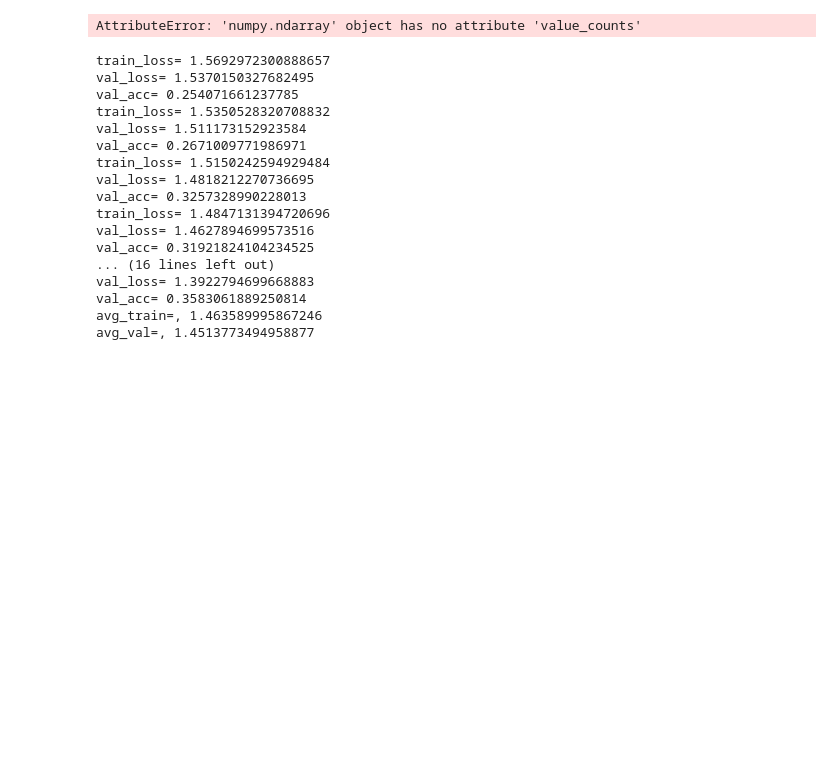
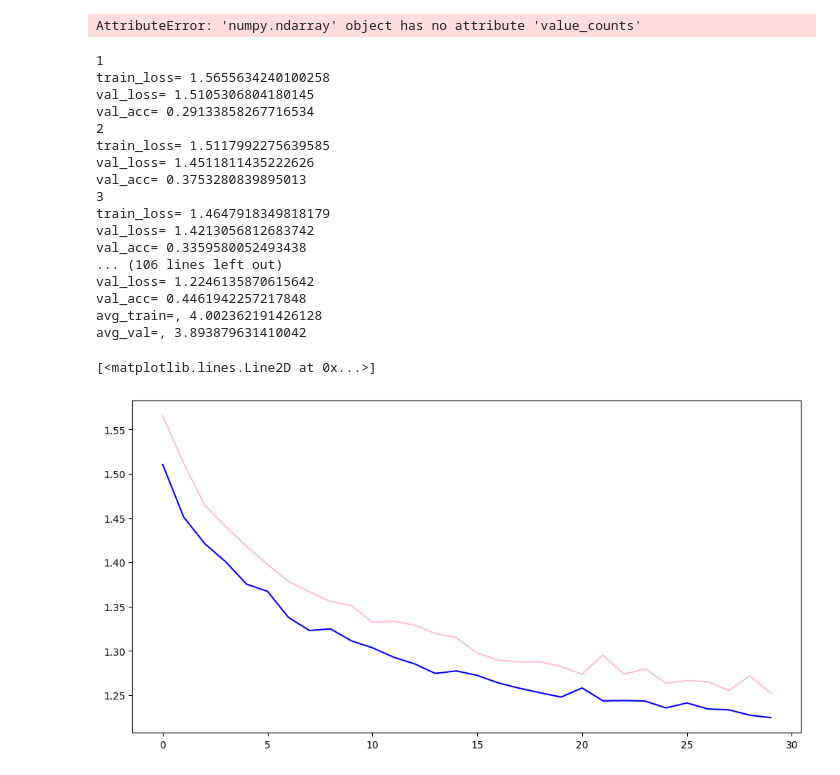
Before and after one commit to vika-ryt/ai_bisnes_cases, a Jupyter notebook: _AI_buisness_casses_case1_berts_ipynb__.ipynb, the cells around one changed output. Saved outputs shown, nothing was run; the diff lists cells and outputs as text; code cells hidden in the pictures; blank space fills up the shorter version.

```diff
--- a/_AI_buisness_casses_case1_berts_ipynb__.ipynb
+++ b/_AI_buisness_casses_case1_berts_ipynb__.ipynb
@@ -375,12 +389,17 @@ AttributeError: 'numpy.ndarray' object has no attribute 'value_counts'
 best_loss_sol = float("inf")
 train_all = 0
 val_all = 0
-for epoch in range(10):
+train_losses_sol = []
+val_losses_sol = []
+for epoch in range(30):
   train_loss = train(X_text_dataloader_sol)
+  print(epoch+1)
   print("train_loss=", train_loss)
+  train_losses_sol.append(train_loss)
   val_loss, val_acc, predictions = evals(X_val_dataloader_sol)
   print("val_loss=", val_loss)
   print("val_acc=", val_acc)
+  val_losses_sol.append(val_loss)
   train_all += train_loss
   val_all+= val_loss
   if val_loss <= best_loss_sol:
@@ -389,23 +408,31 @@ for epoch in range(10):
 print("avg_train=,", train_all/10)
 print("avg_val=,", val_all/10)
 # %% [output]
-train_loss= 1.5692972300888657
-val_loss= 1.5370150327682495
-val_acc= 0.254071661237785
-train_loss= 1.5350528320708832
-val_loss= 1.511173152923584
-val_acc= 0.2671009771986971
-train_loss= 1.5150242594929484
-val_loss= 1.4818212270736695
-val_acc= 0.3257328990228013
-train_loss= 1.4847131394720696
-val_loss= 1.4627894699573516
-val_acc= 0.31921824104234525
-... (16 lines left out)
-val_loss= 1.3922794699668883
-val_acc= 0.3583061889250814
-avg_train=, 1.463589995867246
-avg_val=, 1.4513773494958877
+1
+train_loss= 1.5655634240100258
+val_loss= 1.5105306804180145
+val_acc= 0.29133858267716534
+2
+train_loss= 1.5117992275639585
+val_loss= 1.4511811435222626
+val_acc= 0.3753280839895013
+3
+train_loss= 1.4647918349818179
+val_loss= 1.4213056812683742
+val_acc= 0.3359580052493438
+... (106 lines left out)
+val_loss= 1.2246135870615642
+val_acc= 0.4461942257217848
+avg_train=, 4.002362191426128
+avg_val=, 3.893879631410042
+# %%
+plt.figure(figsize=(12,6))
+epoches = [i for i in range(30)]
+plt.plot(epoches, train_losses_sol, color="pink")
+plt.plot(epoches, val_losses_sol, color="blue")
+# %% [output]
+[<matplotlib.lines.Line2D at 0x...>]
+[figure, added]
 # %%
 model_sol.load_state_dict(torch.load("best_model_sol.pt"))
 model_sol.to(device)
```
Also changed, not shown: parts of 31 cells of this notebook.
